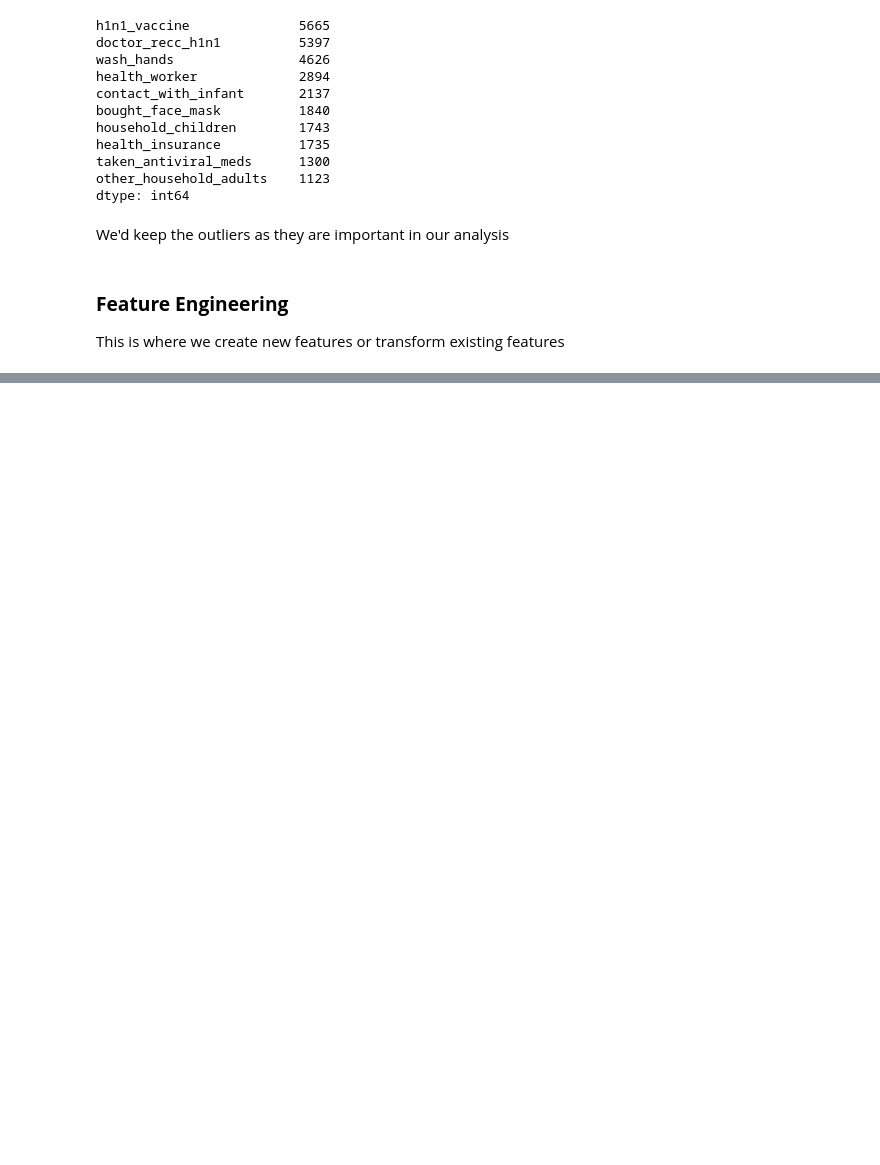
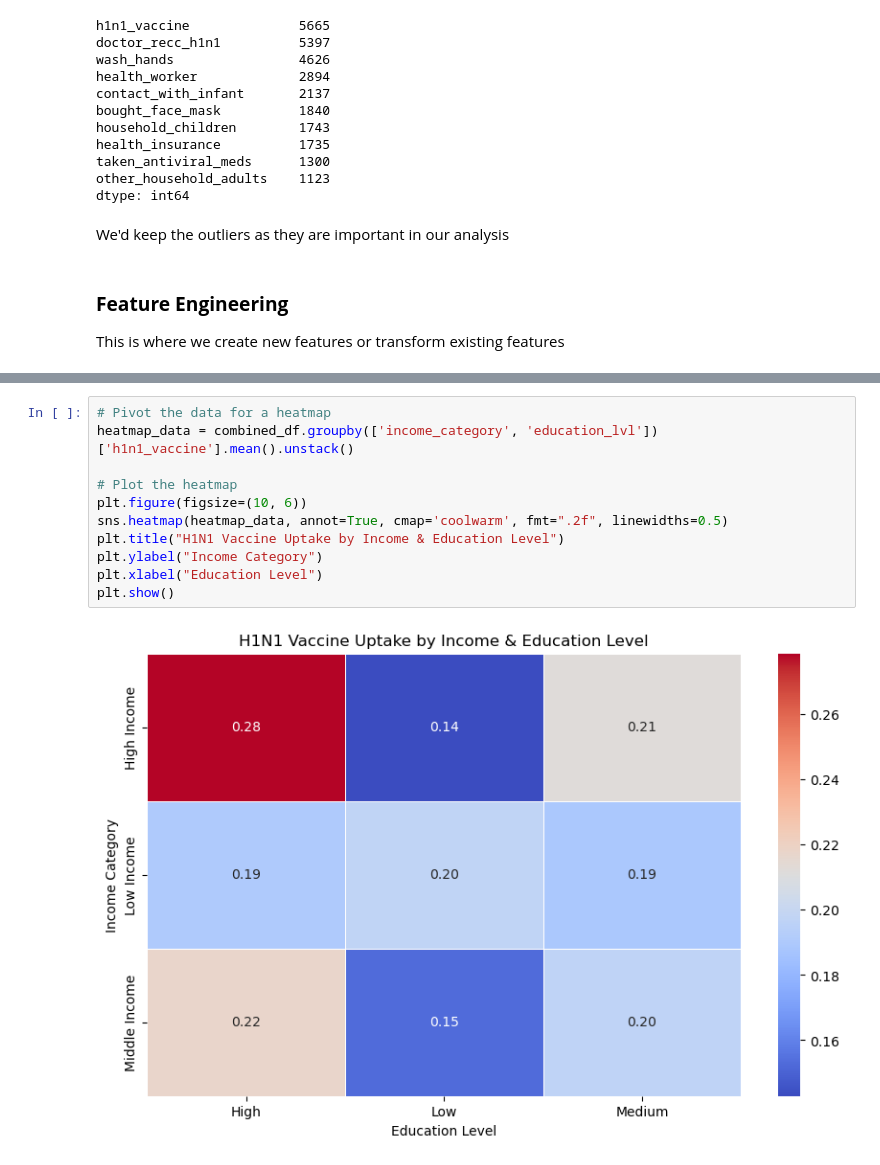
Before and after one commit to Day-hue/Phase-3-project, a Jupyter notebook: phase 3 project.ipynb, the cells around one changed output, grey strips where cells are left out. Cells and saved outputs as stored; diff of their text form; blank space fills up the shorter version.

```diff
--- a/phase 3 project.ipynb
+++ b/phase 3 project.ipynb
@@ -798,0 +1077,13 @@ The dataset likely variables related to risk awareness, trust in vaccines, and p
+# %%
+# Pivot the data for a heatmap
+heatmap_data = combined_df.groupby(['income_category', 'education_lvl'])['h1n1_vaccine'].mean().unstack()
+
+# Plot the heatmap
+plt.figure(figsize=(10, 6))
+sns.heatmap(heatmap_data, annot=True, cmap='coolwarm', fmt=".2f", linewidths=0.5)
+plt.title("H1N1 Vaccine Uptake by Income & Education Level")
+plt.ylabel("Income Category")
+plt.xlabel("Education Level")
+plt.show()
+# %% [output]
+[figure, added]
```
Also changed, not shown: parts of 30 cells of this notebook.
